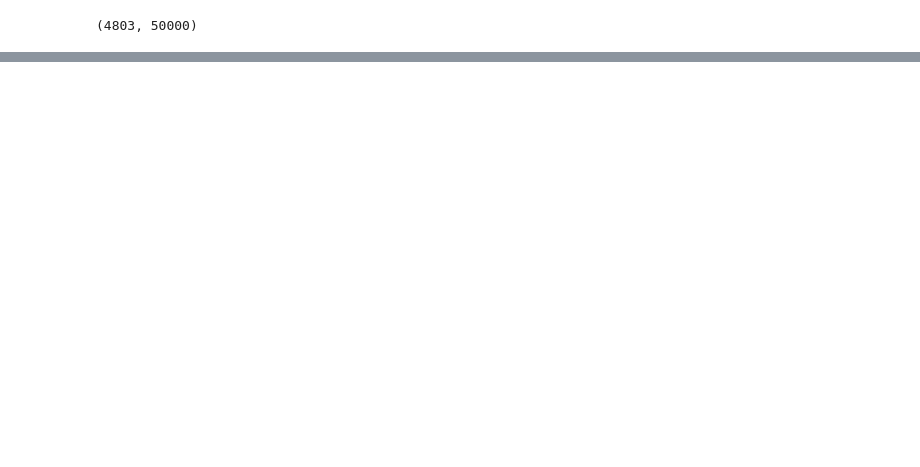
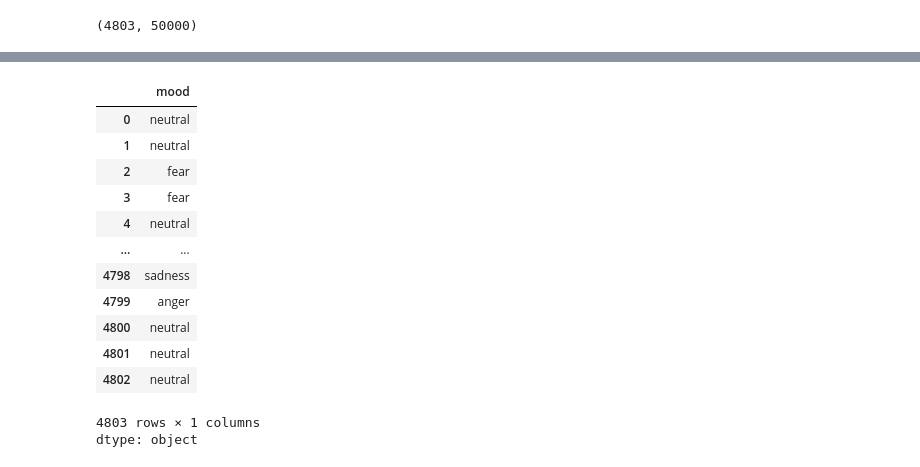
Before and after one commit to AbhinavY0318/cinesuggest, a Jupyter notebook: MovieRecommendation.ipynb, the cells around one changed output, grey strips where cells are left out. Saved outputs shown, nothing was run; the diff lists cells and outputs as text; code cells hidden in the pictures; blank space fills up the shorter version.

```diff
--- a/MovieRecommendation.ipynb
+++ b/MovieRecommendation.ipynb
@@ -265,0 +276,17 @@ Device set to use cpu
+# %%
+df['mood']
+# %% [output]
+|  | mood |
+| 0 | neutral |
+| 1 | neutral |
+| 2 | fear |
+| 3 | fear |
+| 4 | neutral |
+| ... | ... |
+| 4798 | sadness |
+| 4799 | anger |
+| 4800 | neutral |
+| 4801 | neutral |
+| 4802 | neutral |
+4803 rows × 1 columns
+dtype: object
```
Also changed, not shown: parts of 23 cells of this notebook, 3 other files.
